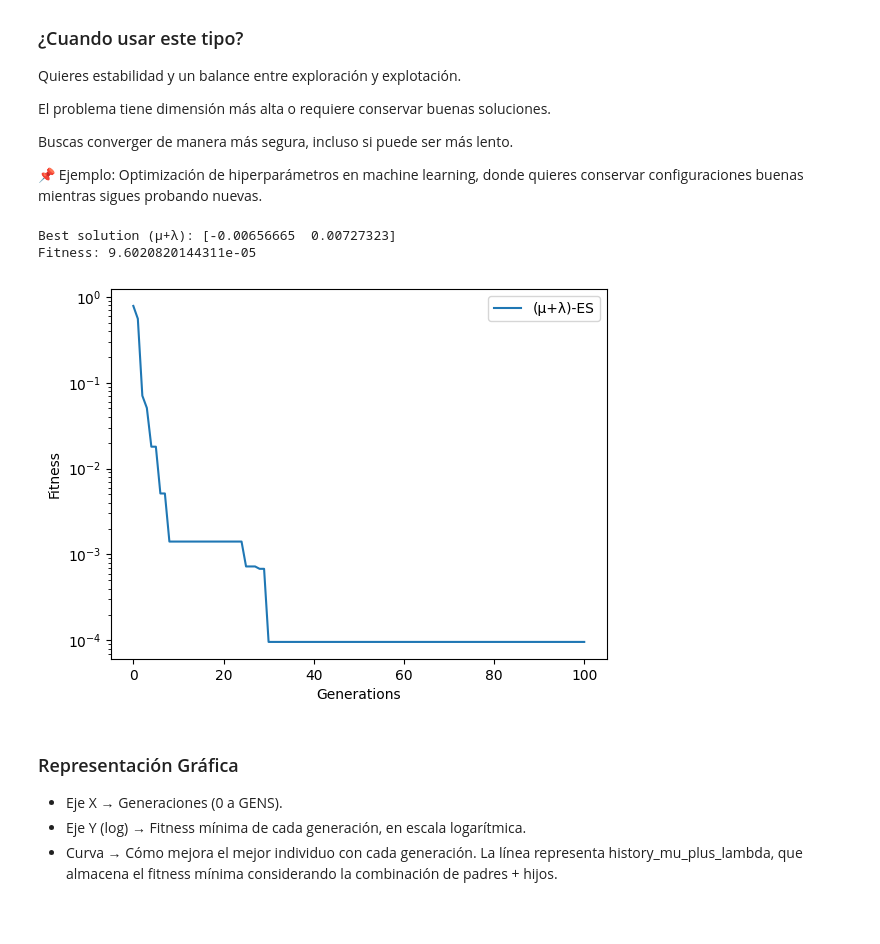
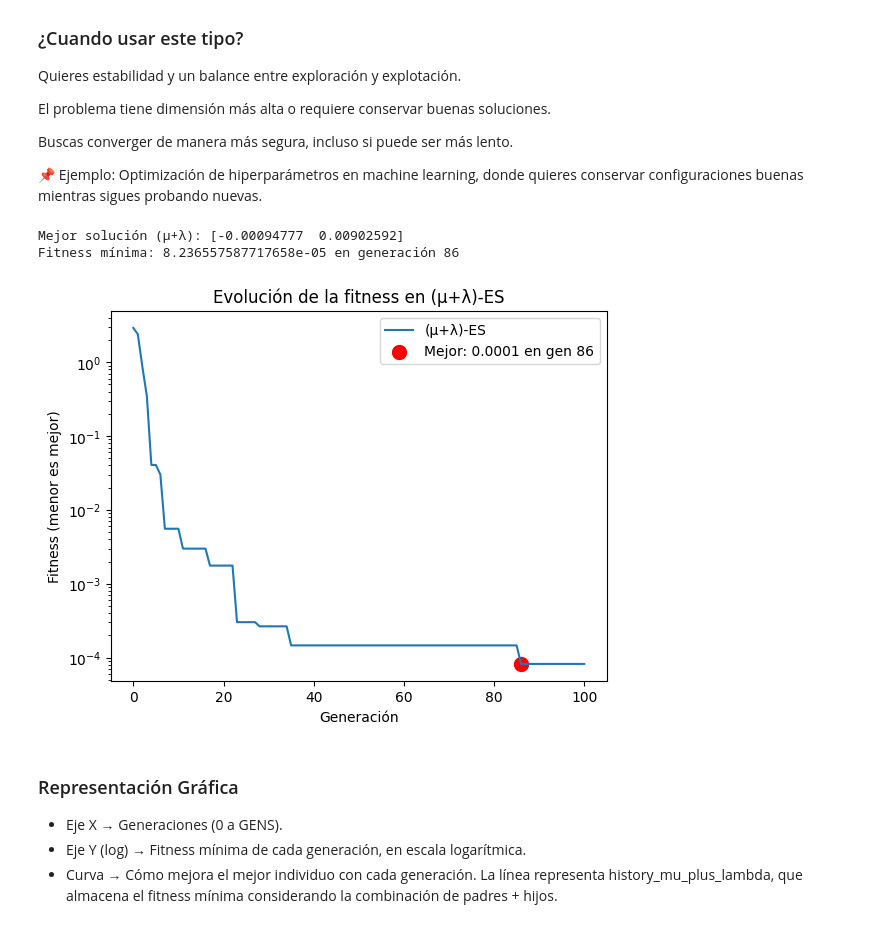
Before and after one commit to Carpuro/MCD_METODOS_MATEMATICOS_PARA_EL_ANALISIS_DE_DATOS, a Jupyter notebook: Exposiciones/estrategia_evolutiva.ipynb, the cells around one changed output. Cells and saved outputs as stored; diff of their text form; code cells hidden in the pictures.

```diff
--- a/Exposiciones/estrategia_evolutiva.ipynb
+++ b/Exposiciones/estrategia_evolutiva.ipynb
@@ -69,7 +67,7 @@ Quieres mostrar el concepto básico de evolución (para enseñanza/demostración
 # --- Parámetros ---
 DIM = 2
 GENS = 100
-SIGMA = 0.9
+SIGMA = 0.5
 SEED = 42
 
 rng = np.random.default_rng(SEED)
@@ -229,54 +244,71 @@ Buscas converger de manera más segura, incluso si puede ser más lento.
 
 📌 Ejemplo: Optimización de hiperparámetros en machine learning, donde quieres conservar configuraciones buenas mientras sigues probando nuevas.
 # %%
-# Parameters
-MU = 10
-LAMBDA = 40
-GENS = 100
-SIGMA = 0.5
+# --- Parámetros ---
+DIM = 2
+MU = 10       # Número de padres
+LAMBDA = 40   # Número de hijos por generación
+GENS = 100    # Número de generaciones
+SIGMA = 0.5   # Fuerza de mutación
+SEED = 42     # Semilla para reproducibilidad
 
-# Initialization
+# --- Generador de números aleatorios ---
+rng = np.random.default_rng(SEED)
+
+# --- Inicialización de padres ---
 parents = rng.normal(0, 5, size=(MU, DIM))
 parent_fits = np.apply_along_axis(fitness, 1, parents)
 
+# Historial de la mejor fitness por generación
 history_mu_plus_lambda = [parent_fits.min()]
 
-# (μ+λ)-ES loop
+# --- (μ+λ)-ES loop ---
 for gen in range(GENS):
     offspring = []
     for _ in range(LAMBDA):
+        # Selección aleatoria de un padre
         p = parents[rng.integers(0, MU)]
+        # Mutación: agregamos ruido gaussiano
         child = p + rng.normal(0, SIGMA, size=DIM)
         offspring.append(child)
     offspring = np.array(offspring)
 
-    # Evaluate offspring
+    # Evaluar fitness de los hijos
     offspring_fits = np.apply_along_axis(fitness, 1, offspring)
 
-    # Combine parents + offspring
+    # Combinar padres y descendientes
     combined = np.vstack((parents, offspring))
     combined_fits = np.concatenate((parent_fits, offspring_fits))
 
-    # Select best μ
+    # Selección: elegir los MU mejores individuos
     best_idx = np.argsort(combined_fits)[:MU]
     parents, parent_fits = combined[best_idx], combined_fits[best_idx]
 
+    # Guardar la mejor fitness de esta generación
     history_mu_plus_lambda.append(parent_fits.min())
 
-# Results
-print("Best solution (μ+λ):", parents[0])
-print("Fitness:", parent_fits.min())
+# --- Resultados finales ---
+best_fit = min(history_mu_plus_lambda)
+best_gen = history_mu_plus_lambda.index(best_fit)
+print("Mejor solución (μ+λ):", parents[0])
+print("Fitness mínima:", best_fit, "en generación", best_gen)
 
+# --- Gráfica de evolución ---
 plt.plot(history_mu_plus_lambda, label="(μ+λ)-ES")
+plt.xlabel("Generación")
+plt.ylabel("Fitness (menor es mejor)")
 plt.yscale("log")
-plt.xlabel("Generations")
-plt.ylabel("Fitness")
+plt.title("Evolución de la fitness en (μ+λ)-ES")
+
+# --- Marcar mejor fitness ---
+plt.scatter(best_gen, best_fit, color='red', s=100,
+            label=f'Mejor: {best_fit:.4f} en gen {best_gen}')
 plt.legend()
 plt.show()
 # %% [output]
-Best solution (μ+λ): [-0.00656665  0.00727323]
-Fitness: 9.6020820144311e-05
+Mejor solución (μ+λ): [-0.00094777  0.00902592]
+Fitness mínima: 8.236557587717658e-05 en generación 86
-[figure, old version]
+[figure, new version]
 # %% [markdown]
 ### Representación Gráfica
 
```
Also changed, not shown: parts of 6 cells of this notebook.
